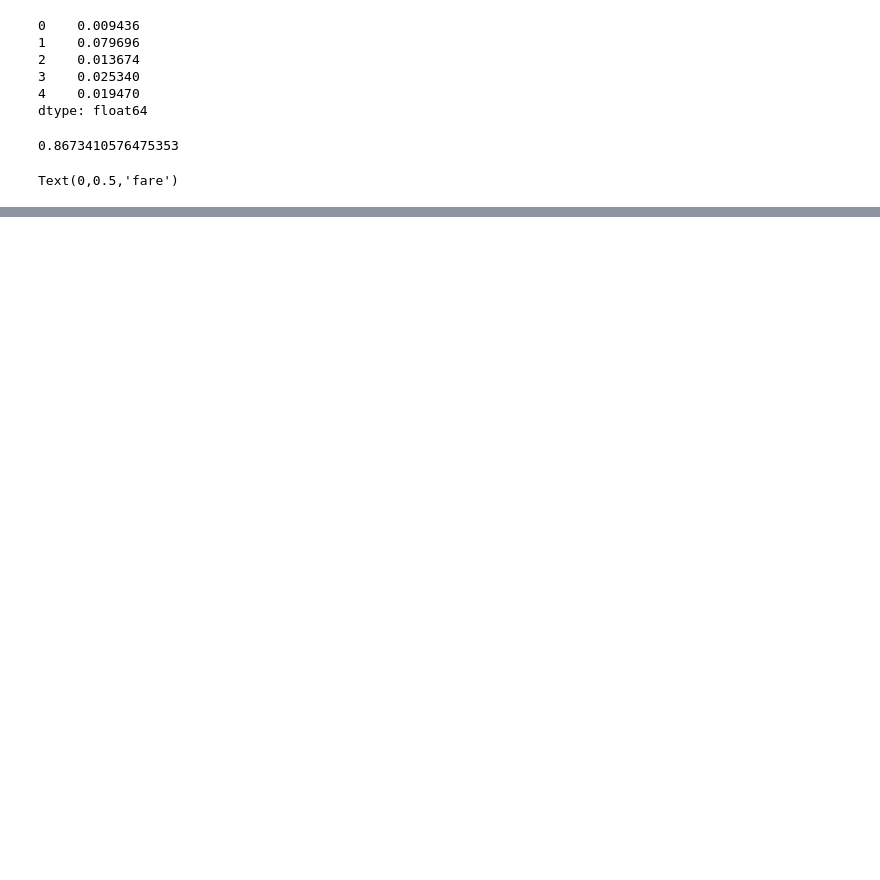
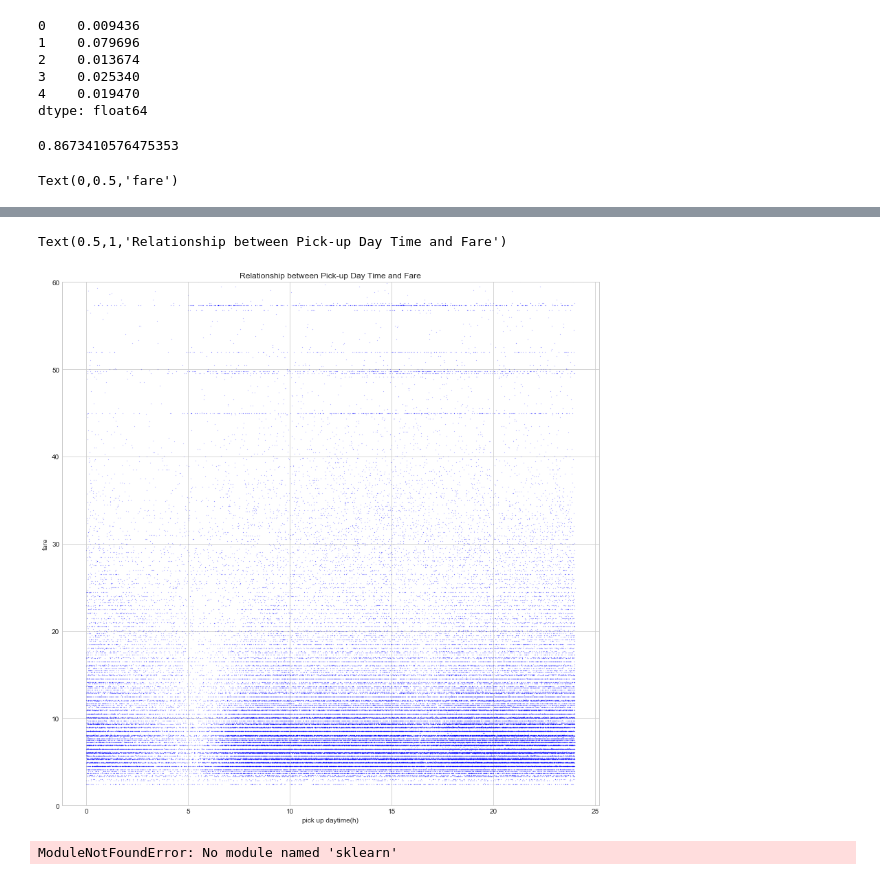
Before and after one commit to elicassion/New-York-City-Taxi-Fare-Prediction, a Jupyter notebook: myc_texi_cal.ipynb, the cells around one changed output, grey strips where cells are left out. Saved outputs shown, nothing was run; the diff lists cells and outputs as text; code cells hidden in the pictures; blank space fills up the shorter version.

```diff
--- a/myc_texi_cal.ipynb
+++ b/myc_texi_cal.ipynb
@@ -107,6 +110,10 @@ Text(0.5,0,'pick up hour')
 # %%
 plt.figure(figsize=(14, 14))
-plt.scatter(df.pickup_hour, df.fare_amount, s=0.001, c='b')
+plt.scatter((df.pickup_daytime/3600)[:100000], df.fare_amount[:100000], s=0.01, c='b')
 plt.ylabel('fare')
-plt.xlabel('pick up hour')
+plt.xlabel('pick up daytime(h)')
+plt.ylim(0, 60)
 plt.title('Relationship between Pick-up Day Time and Fare')
+# %% [output]
+Text(0.5,1,'Relationship between Pick-up Day Time and Fare')
+[figure, added]
@@ -112,0 +126,6 @@ plt.title('Relationship between Pick-up Day Time and Fare')
+# %%
+from sklearn import linear_model
+reg = linear_model.LinearRegression()
+reg.fit(zip(*df[FEATURE_NAMES], distance), df.fare_amount)
+# %% [output]
+ModuleNotFoundError: No module named 'sklearn'
```
Also changed, not shown: parts of 8 cells of this notebook.
